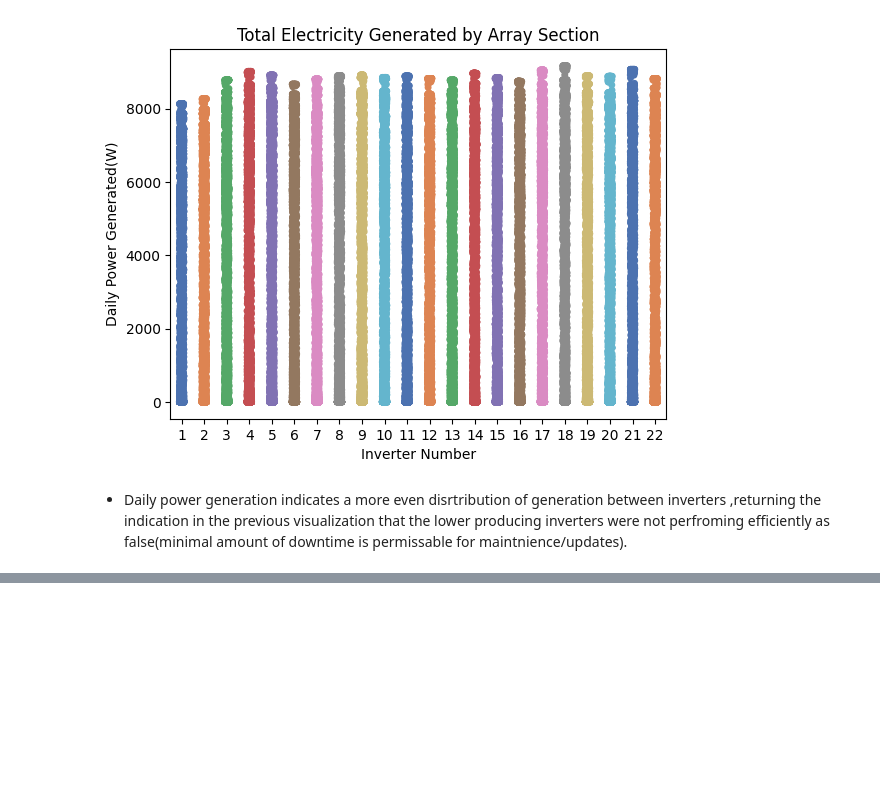
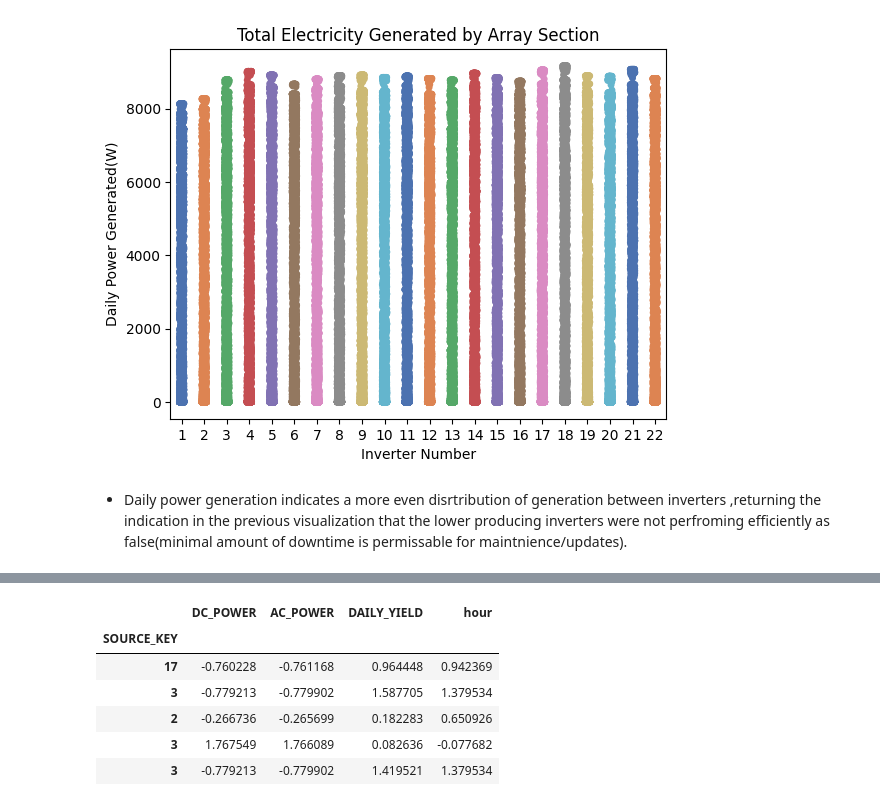
Before and after one commit to clovestad/Solar-Plant-Efficiency, a Jupyter notebook: Plant_Efficiency.ipynb, the cells around one changed output, grey strips where cells are left out. Saved outputs shown, nothing was run; the diff lists cells and outputs as text; code cells hidden in the pictures; blank space fills up the shorter version.

```diff
--- a/Plant_Efficiency.ipynb
+++ b/Plant_Efficiency.ipynb
@@ -247,0 +283,15 @@ Text(0.5, 0, 'Inverter Number')
+# %%
+#testtrainsplit
+X = df.drop(columns = ['TOTAL_YIELD'])
+y=df['TOTAL_YIELD']
+X_train, X_test, y_train, y_test = train_test_split(X, y, random_state = 42)
+# %%
+num_cols = X_train.select_dtypes("number").columns
+print("Numeric Columns:", num_cols)
+# instantiate preprocessors
+impute_median = SimpleImputer(strategy='median')
+scaler = StandardScaler()
+# Make a numeric preprocessing pipeline
+num_pipe = make_pipeline(impute_median, scaler)
+# Making a numeric tuple for ColumnTransformer
+num_tuple = ('numeric', num_pipe, num_cols)
@@ -247,0 +300,5 @@ Text(0.5, 0, 'Inverter Number')
+# %%
+col_transformer = ColumnTransformer([num_tuple],
+                                    verbose_feature_names_out=False)
+# Fit on training data
+col_transformer.fit(X_train)
@@ -247,0 +313,15 @@ Text(0.5, 0, 'Inverter Number')
+# %%
+# Transform the training data
+X_train_tf = col_transformer.transform(X_train)
+# Transform the testing data
+X_test_tf = col_transformer.transform(X_test)
+# View the processed training data
+X_train_tf.head()
+# %% [output]
+|  | DC_POWER | AC_POWER | DAILY_YIELD | hour |
+| SOURCE_KEY |  |  |  |  |
+| 17 | -0.760228 | -0.761168 | 0.964448 | 0.942369 |
+| 3 | -0.779213 | -0.779902 | 1.587705 | 1.379534 |
+| 2 | -0.266736 | -0.265699 | 0.182283 | 0.650926 |
+| 3 | 1.767549 | 1.766089 | 0.082636 | -0.077682 |
+| 3 | -0.779213 | -0.779902 | 1.419521 | 1.379534 |
```
Also changed, not shown: parts of 32 cells of this notebook.
